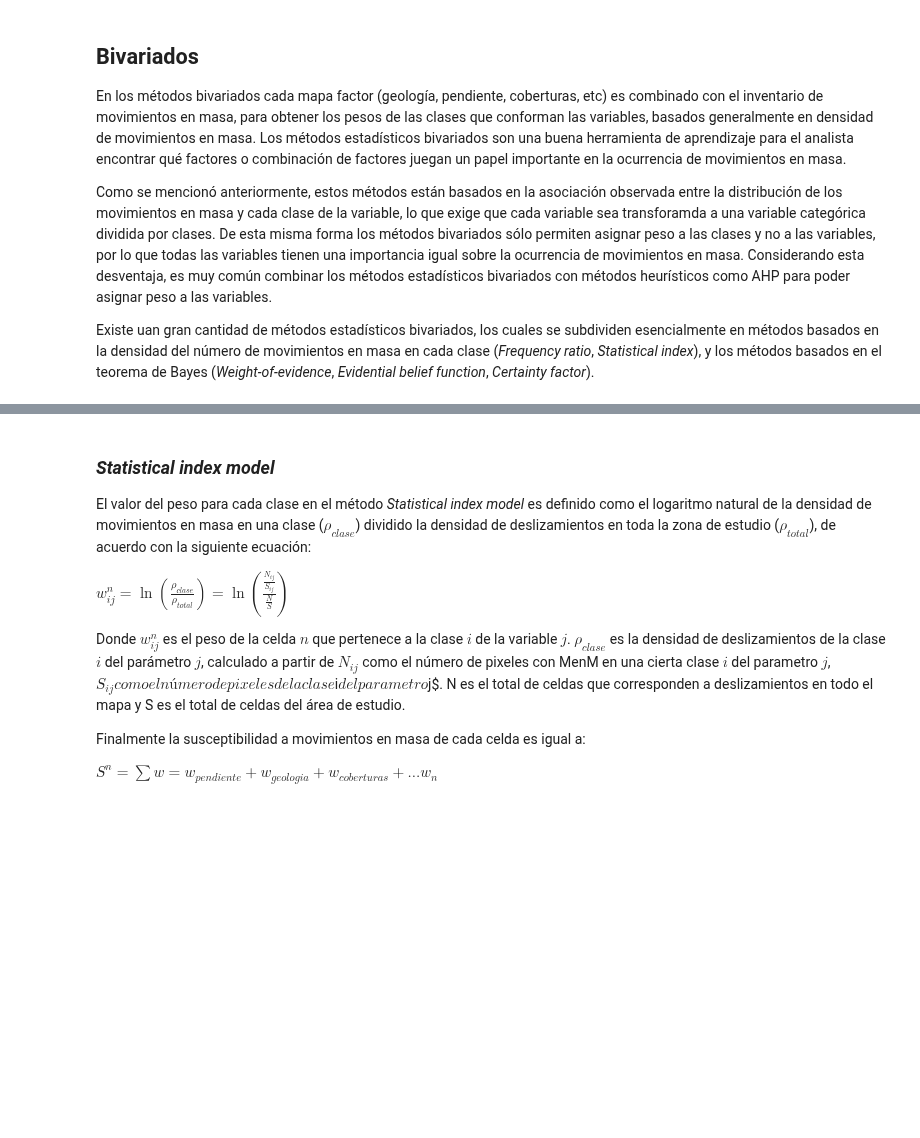
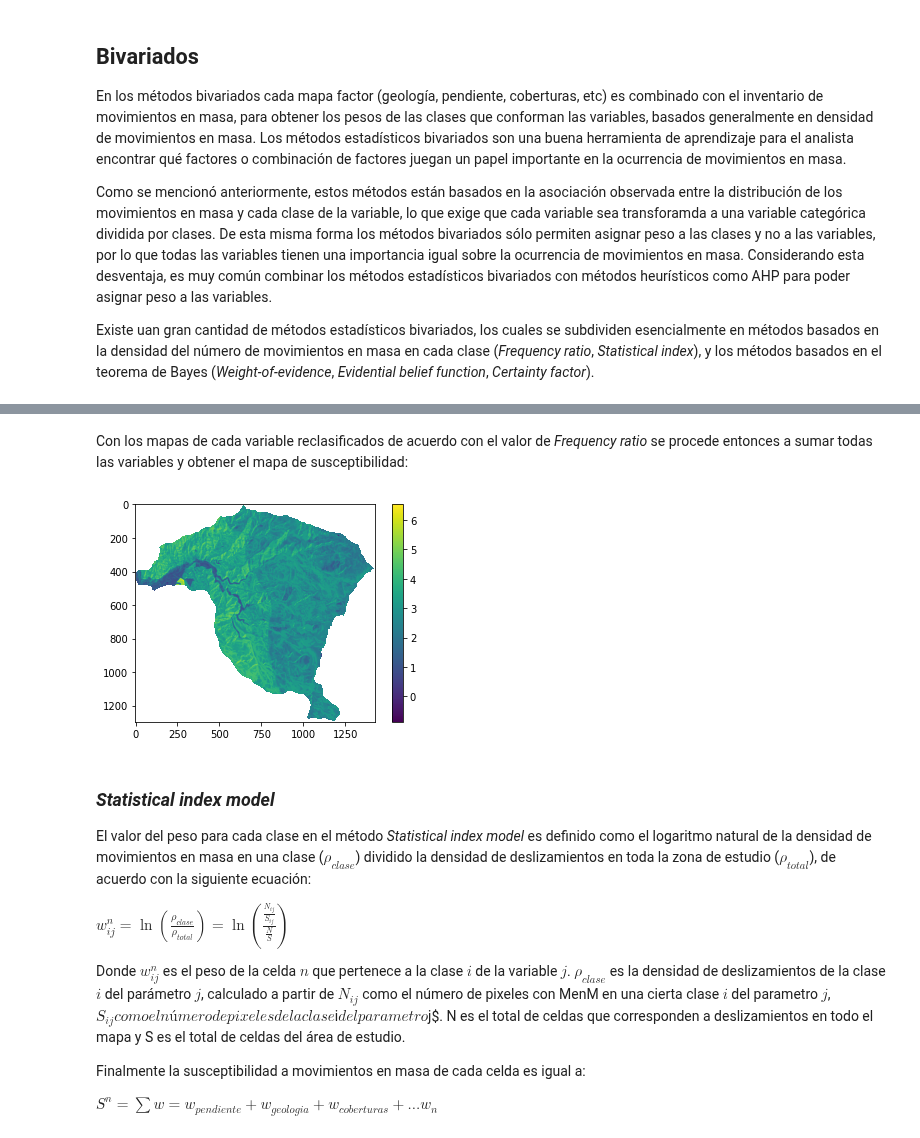
Before and after one commit to edieraristizabal/Libro_cartoGeotecnia, a Jupyter notebook: _sources/08_bivariado.ipynb, the cells around one changed output, grey strips where cells are left out. Saved outputs shown, nothing was run; the diff lists cells and outputs as text; code cells hidden in the pictures; blank space fills up the shorter version.

```diff
--- a/_sources/08_bivariado.ipynb
+++ b/_sources/08_bivariado.ipynb
@@ -31,3 +275,11 @@ Método de *Frequency ratio*. Tomado de Suh et al. (2015)
+# %% [markdown]
+Con los mapas de cada variable reclasificados de acuerdo con el valor de *Frequency ratio* se procede entonces a sumar todas las variables y obtener el mapa de susceptibilidad:
+# %%
+IS=pendiente_c+aspecto_c+geologia_c
+plt.imshow(IS);
+plt.colorbar();
+# %% [output]
+[figure, added]
 # %% [markdown]
 ### *Statistical index model*
 El valor del peso para cada clase en el método *Statistical index model* es definido como el logaritmo natural de la densidad de movimientos en masa en una clase ($\rho_{clase}$) dividido la densidad de deslizamientos en toda la zona de estudio ($\rho_{total}$), de acuerdo con la siguiente ecuación:
```
Also changed, not shown: parts of 39 cells of this notebook, 17 other files.
